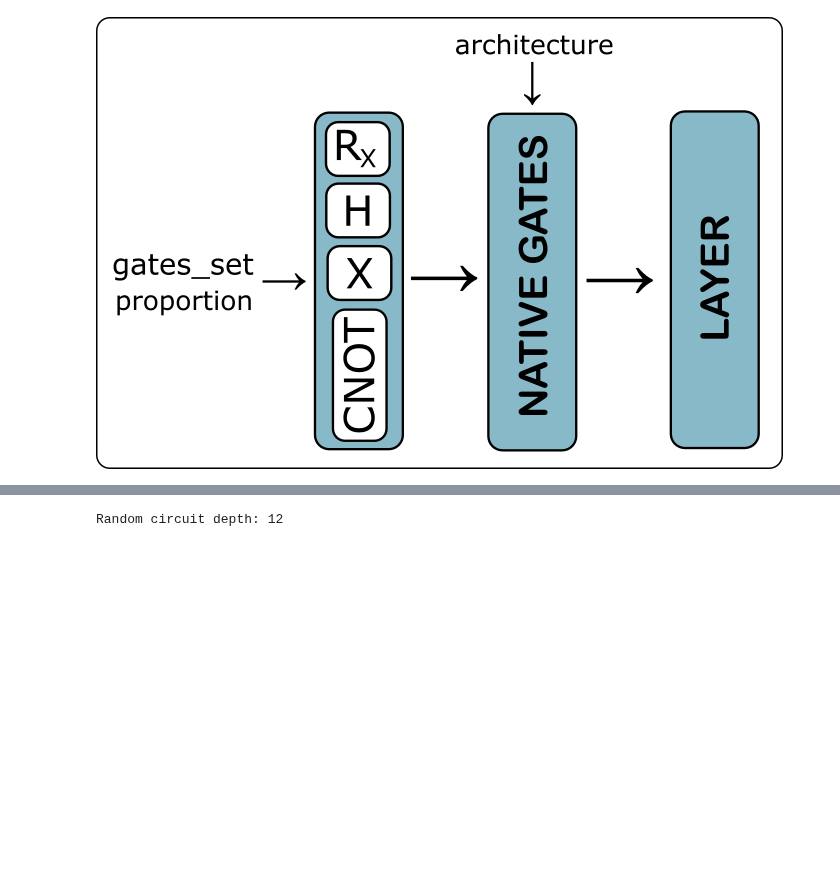
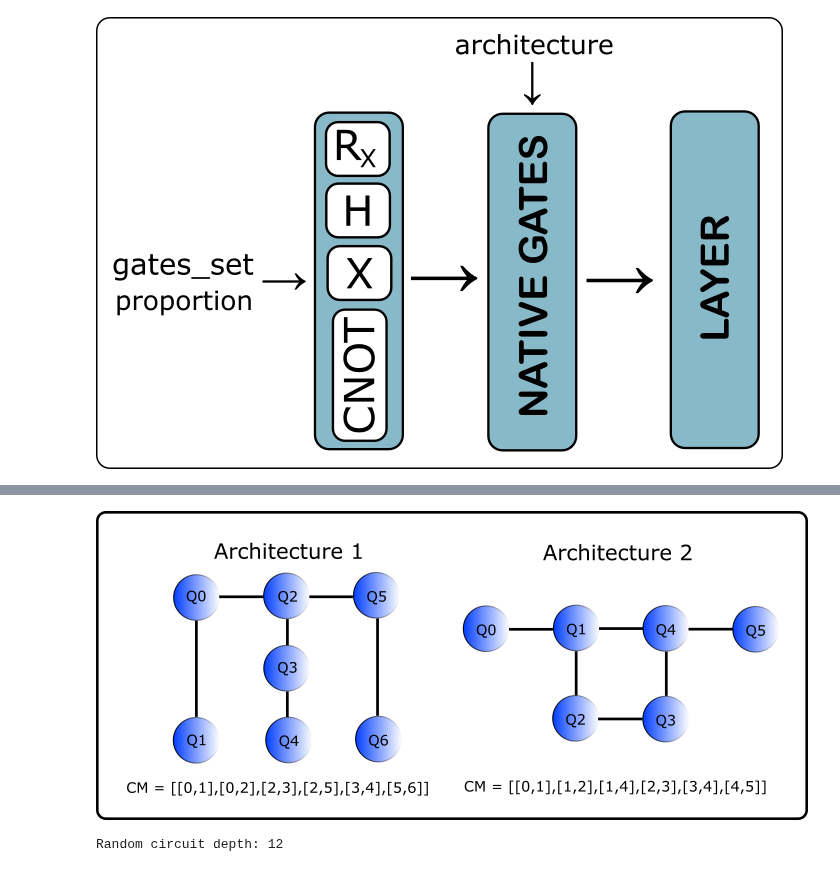
Before and after one commit to KevinJoven11/qosf_mentorship, a Jupyter notebook: QuGiHo_Document.ipynb, the cells around one changed output, grey strips where cells are left out. Saved outputs shown, nothing was run; the diff lists cells and outputs as text; code cells hidden in the pictures; blank space fills up the shorter version.

```diff
--- a/QuGiHo_Document.ipynb
+++ b/QuGiHo_Document.ipynb
@@ -386,3 +650,7 @@ import copy
+# %%
+Image(filename="Images/cmap.png")
+# %% [output]
+[figure, added]
 # %%
 #qc = QuantumCircuit(6)
 
```
Also changed, not shown: parts of 22 cells of this notebook.
